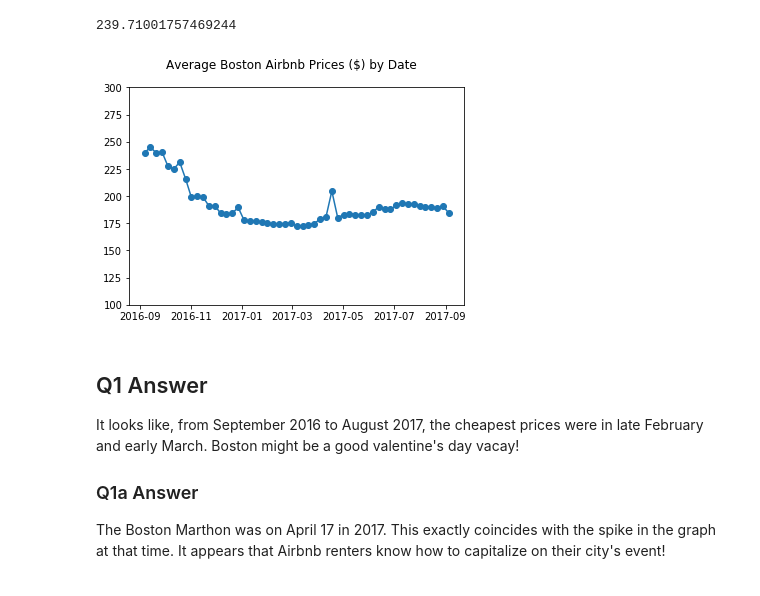
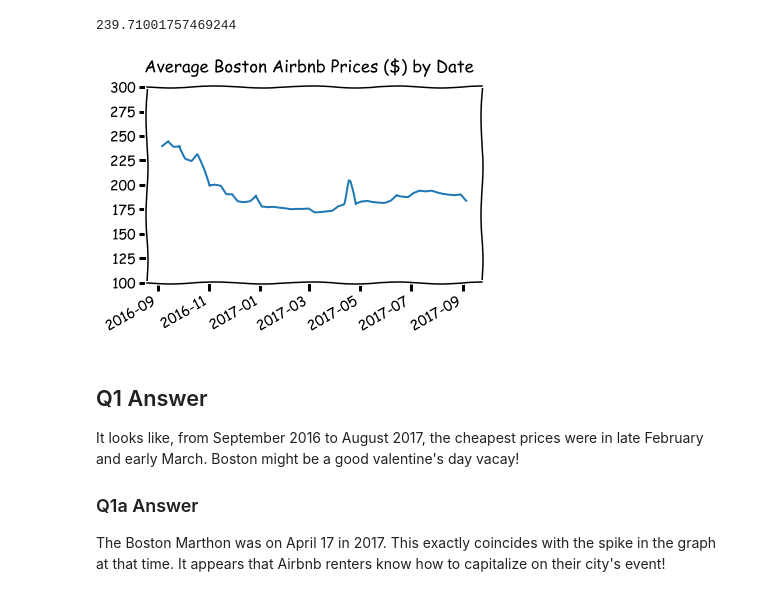
Before and after one commit to bdfaus/airbnb, a Jupyter notebook: Airbnb.ipynb, the cells around one changed output. Cells and saved outputs as stored; diff of their text form; code cells hidden in the pictures.

```diff
--- a/Airbnb.ipynb
+++ b/Airbnb.ipynb
@@ -309,11 +310,13 @@ date_price[0]
 239.71001757469244
 # %%
 #Average price snapshot once per week, eliminating smaller price fluxuations between days
-fig, ax = plt.subplots()
-fig.suptitle('Average Boston Airbnb Prices ($) by Date')
-ax.xaxis_date()
-ax.plot_date(date_price.index[::7], date_price[::7], linestyle='-')
-# ax.set_xticks([x for x in range(0,len(date_price)//7,8)]);
-ax.set_ylim(100,300);
+with plt.xkcd():
+    fig, ax = plt.subplots()
+    fig.suptitle('Average Boston Airbnb Prices ($) by Date')
+    ax.xaxis_date()
+    ax.plot_date(date_price.index[::7], date_price[::7], linestyle='-', markersize = 0)
+    fig.autofmt_xdate()
+#     ax.set_xticks([x for x in range(0,len(date_price)//7,8)]);
+    ax.set_ylim(100,300);
 # %% [output]
-[figure, old version]
+[figure, new version]
```
Also changed, not shown: parts of 18 cells of this notebook.
